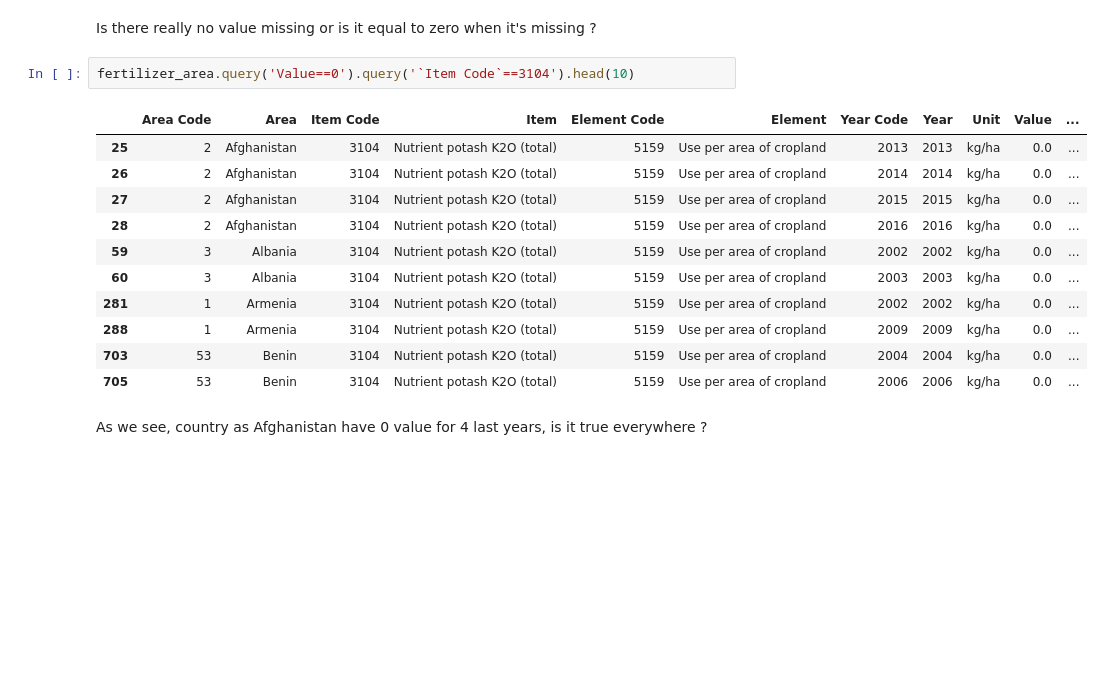
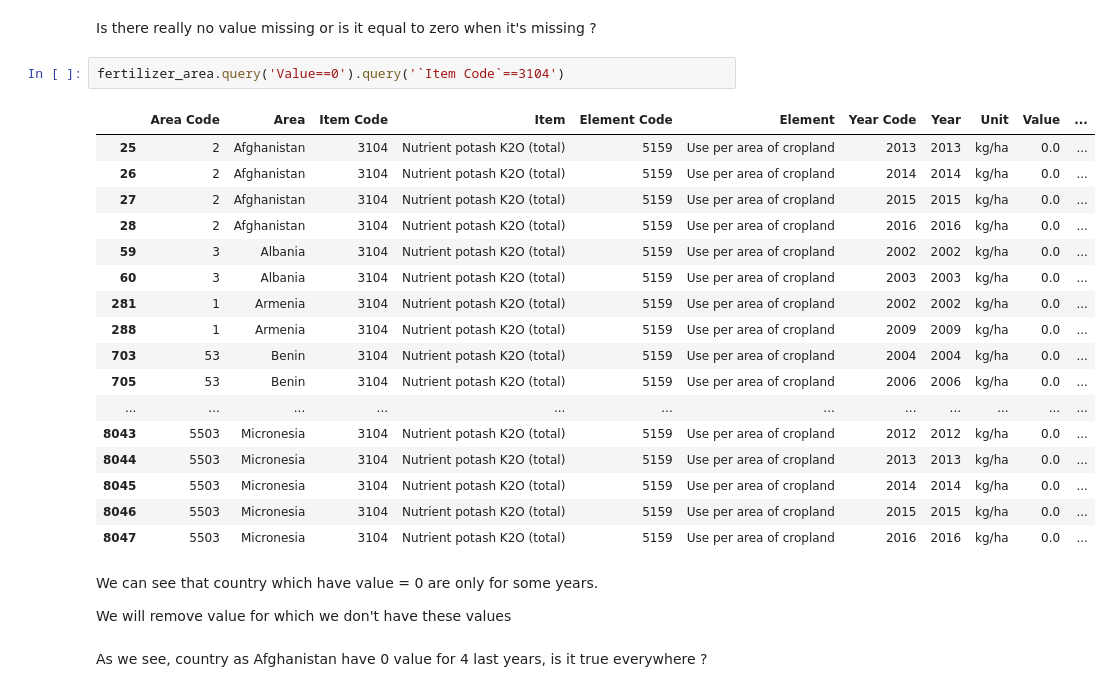
Before and after one commit to amara-slaymaker/ada_project-ada_nakamura, a Jupyter notebook: Umap_analysis_each_fert_over_years.ipynb, the cells around one changed output. Drawn from its saved outputs; the diff is of its cells as text; blank space fills up the shorter version.

```diff
--- a/Umap_analysis_each_fert_over_years.ipynb
+++ b/Umap_analysis_each_fert_over_years.ipynb
@@ -44,19 +44,29 @@ fertilizer_area[fertilizer_area.Value.isnull()]
 # %% [markdown]
 Is there really no value missing or is it equal to zero when it's missing ?
 # %%
-fertilizer_area.query('Value==0').query('`Item Code`==3104').head(10)
+fertilizer_area.query('Value==0').query('`Item Code`==3104')
 # %% [output]
 |  | Area Code | Area | Item Code | Item | Element Code | Element | Year Code | Year | Unit | Value | ... |
 | 25 | 2 | Afghanistan | 3104 | Nutrient potash K2O (total) | 5159 | Use per area of cropland | 2013 | 2013 | kg/ha | 0.0 | ... |
 | 26 | 2 | Afghanistan | 3104 | Nutrient potash K2O (total) | 5159 | Use per area of cropland | 2014 | 2014 | kg/ha | 0.0 | ... |
 | 27 | 2 | Afghanistan | 3104 | Nutrient potash K2O (total) | 5159 | Use per area of cropland | 2015 | 2015 | kg/ha | 0.0 | ... |
 | 28 | 2 | Afghanistan | 3104 | Nutrient potash K2O (total) | 5159 | Use per area of cropland | 2016 | 2016 | kg/ha | 0.0 | ... |
 | 59 | 3 | Albania | 3104 | Nutrient potash K2O (total) | 5159 | Use per area of cropland | 2002 | 2002 | kg/ha | 0.0 | ... |
 | 60 | 3 | Albania | 3104 | Nutrient potash K2O (total) | 5159 | Use per area of cropland | 2003 | 2003 | kg/ha | 0.0 | ... |
 | 281 | 1 | Armenia | 3104 | Nutrient potash K2O (total) | 5159 | Use per area of cropland | 2002 | 2002 | kg/ha | 0.0 | ... |
 | 288 | 1 | Armenia | 3104 | Nutrient potash K2O (total) | 5159 | Use per area of cropland | 2009 | 2009 | kg/ha | 0.0 | ... |
 | 703 | 53 | Benin | 3104 | Nutrient potash K2O (total) | 5159 | Use per area of cropland | 2004 | 2004 | kg/ha | 0.0 | ... |
 | 705 | 53 | Benin | 3104 | Nutrient potash K2O (total) | 5159 | Use per area of cropland | 2006 | 2006 | kg/ha | 0.0 | ... |
+| ... | ... | ... | ... | ... | ... | ... | ... | ... | ... | ... | ... |
+| 8043 | 5503 | Micronesia | 3104 | Nutrient potash K2O (total) | 5159 | Use per area of cropland | 2012 | 2012 | kg/ha | 0.0 | ... |
+| 8044 | 5503 | Micronesia | 3104 | Nutrient potash K2O (total) | 5159 | Use per area of cropland | 2013 | 2013 | kg/ha | 0.0 | ... |
+| 8045 | 5503 | Micronesia | 3104 | Nutrient potash K2O (total) | 5159 | Use per area of cropland | 2014 | 2014 | kg/ha | 0.0 | ... |
+| 8046 | 5503 | Micronesia | 3104 | Nutrient potash K2O (total) | 5159 | Use per area of cropland | 2015 | 2015 | kg/ha | 0.0 | ... |
+| 8047 | 5503 | Micronesia | 3104 | Nutrient potash K2O (total) | 5159 | Use per area of cropland | 2016 | 2016 | kg/ha | 0.0 | ... |
+# %% [markdown]
+We can see that country which have value = 0 are only for some years.
+
+We will remove value for which we don't have these values
 # %% [markdown]
 As we see, country as Afghanistan have 0 value for 4 last years, is it true everywhere ?
 # %%
```
Also changed, not shown: parts of 14 cells of this notebook, 1 other file.
